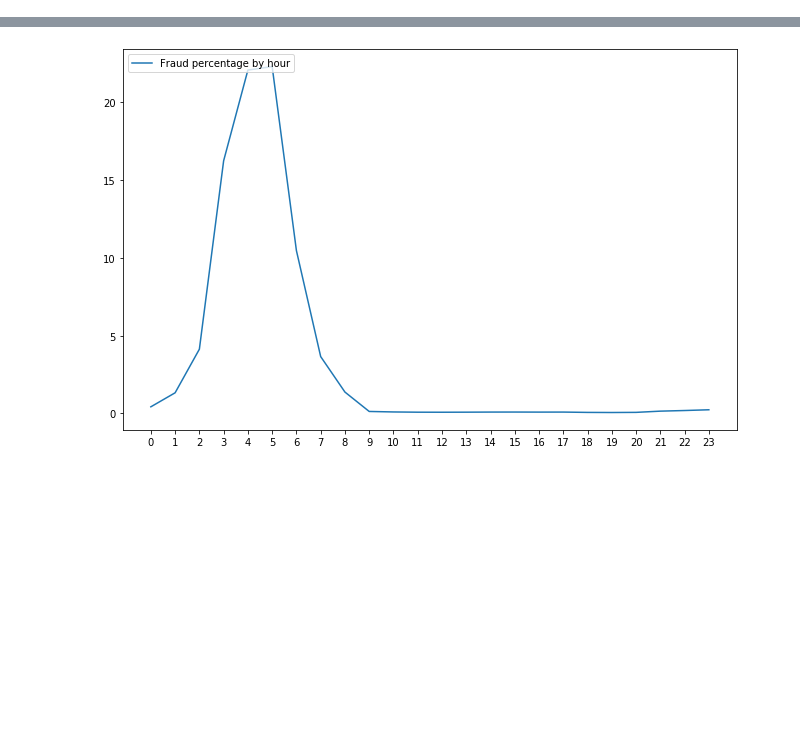
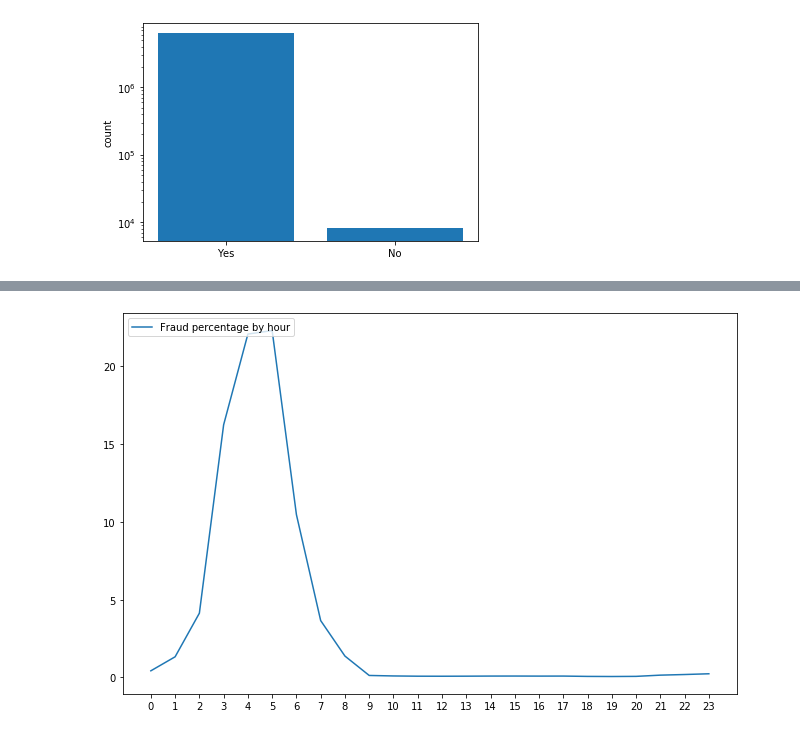
Before and after one commit to JoshuaFox/fraud-detect-blackbelt, a Jupyter notebook: local_run.ipynb, the cells around one changed output, grey strips where cells are left out. Saved outputs shown, nothing was run; the diff lists cells and outputs as text; code cells hidden in the pictures; blank space fills up the shorter version.

```diff
--- a/local_run.ipynb
+++ b/local_run.ipynb
@@ -44,0 +47,12 @@ Wall time: 1.28 ms
+# %%
+def plot_positive_negative_counts(df, target_col):
+    val_counts=df['isFraud'].value_counts()
+    fig, ax = plt.subplots()
+    ax.set(yscale='log')
+    plt.bar(['Yes', 'No'], val_counts)
+    plt.ylabel('count')
+    plt.show()
+
+plot_positive_negative_counts(df,'isFraud')
+# %% [output]
+[figure, added]
```
Also changed, not shown: parts of 8 cells of this notebook.
